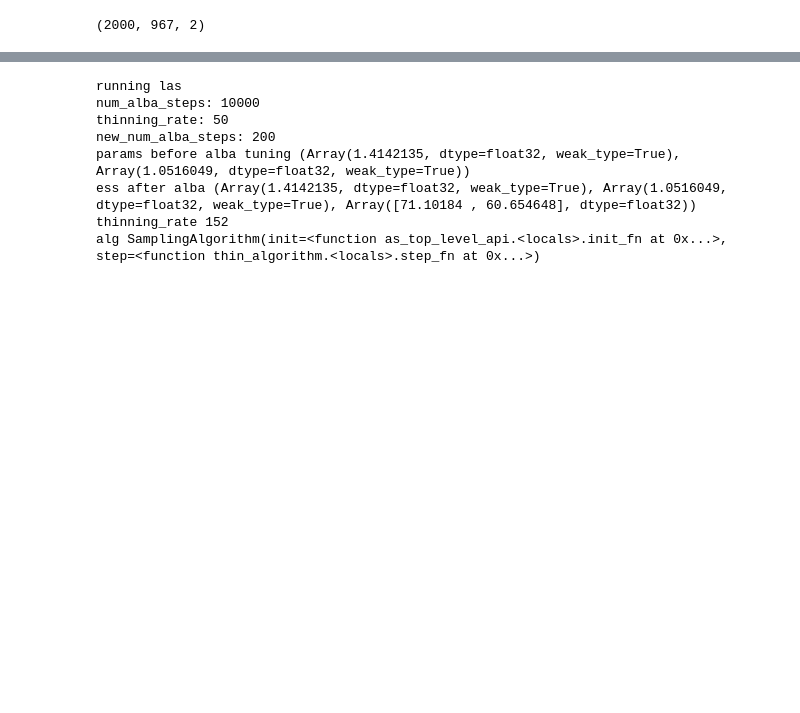
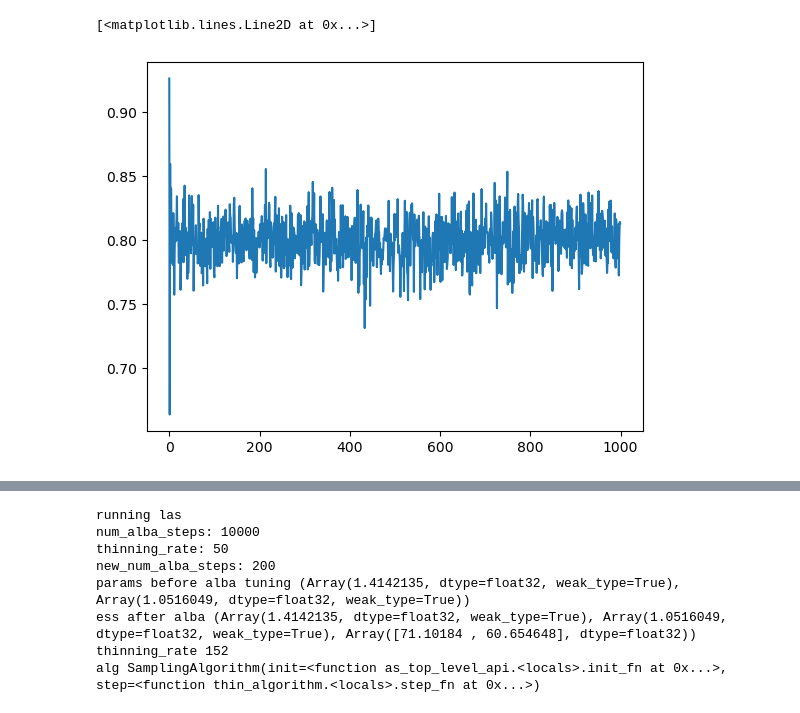
Before and after one commit to reubenharry/sampler-benchmarks, a Jupyter notebook: sampler-comparison/sampler_comparison/samplers/las.ipynb, the cells around one changed output, grey strips where cells are left out. Saved outputs shown, nothing was run; the diff lists cells and outputs as text; code cells hidden in the pictures; blank space fills up the shorter version.

```diff
--- a/sampler-comparison/sampler_comparison/samplers/las.ipynb
+++ b/sampler-comparison/sampler_comparison/samplers/las.ipynb
@@ -103,8 +105,10 @@ print(infos.is_divergent[0])
 # %%
 # print(unadjusted_samples[-1])
-adjusted_samples.shape
+
+plt.plot(infos.acceptance_rate.mean(axis=1))
 # %% [output]
-(2000, 967, 2)
+[<matplotlib.lines.Line2D at 0x...>]
+[figure, added]
 # %%
 # print(model.sample_transformations["square"].ground_truth_mean[1])
 # print(unadjusted_samples[:,1].mean())
```
Also changed, not shown: parts of 7 cells of this notebook, 3 other files.
